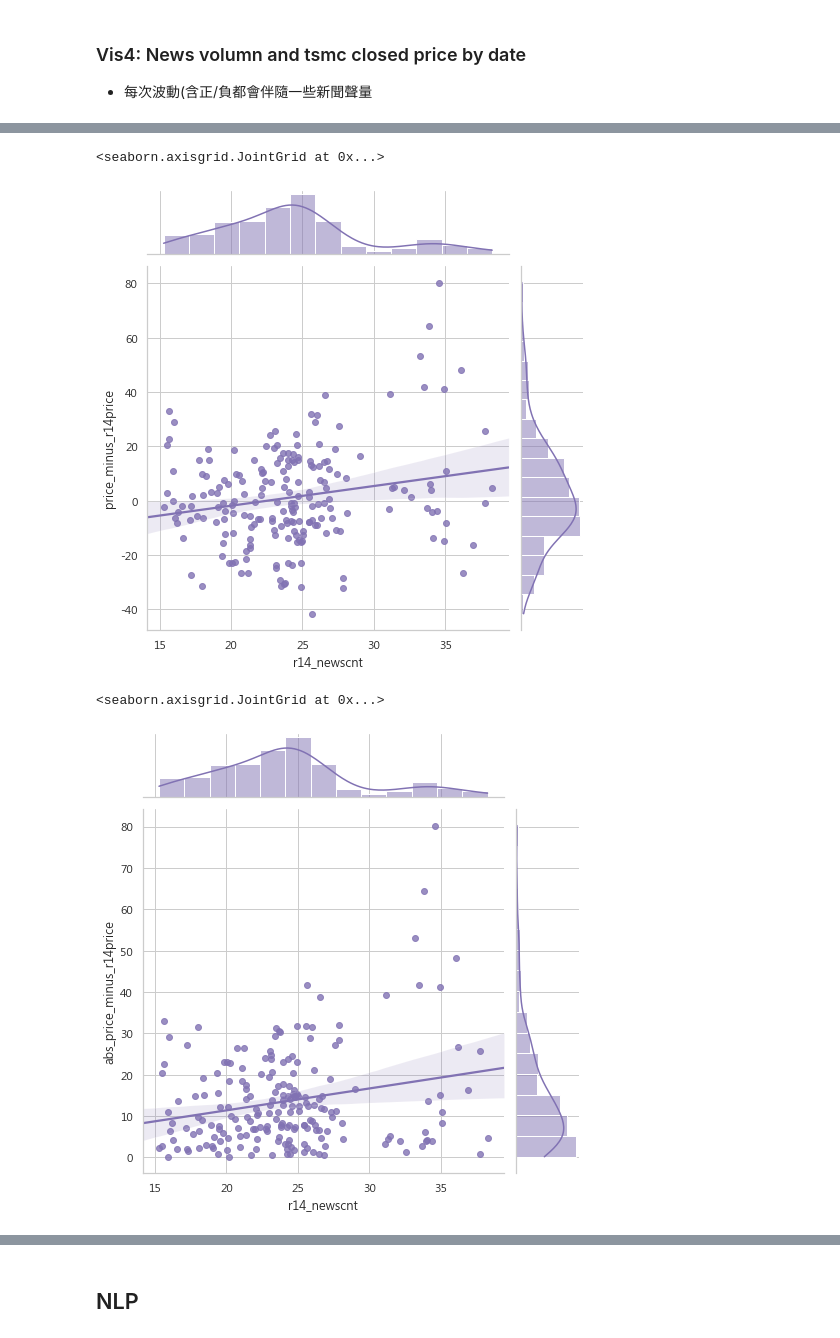
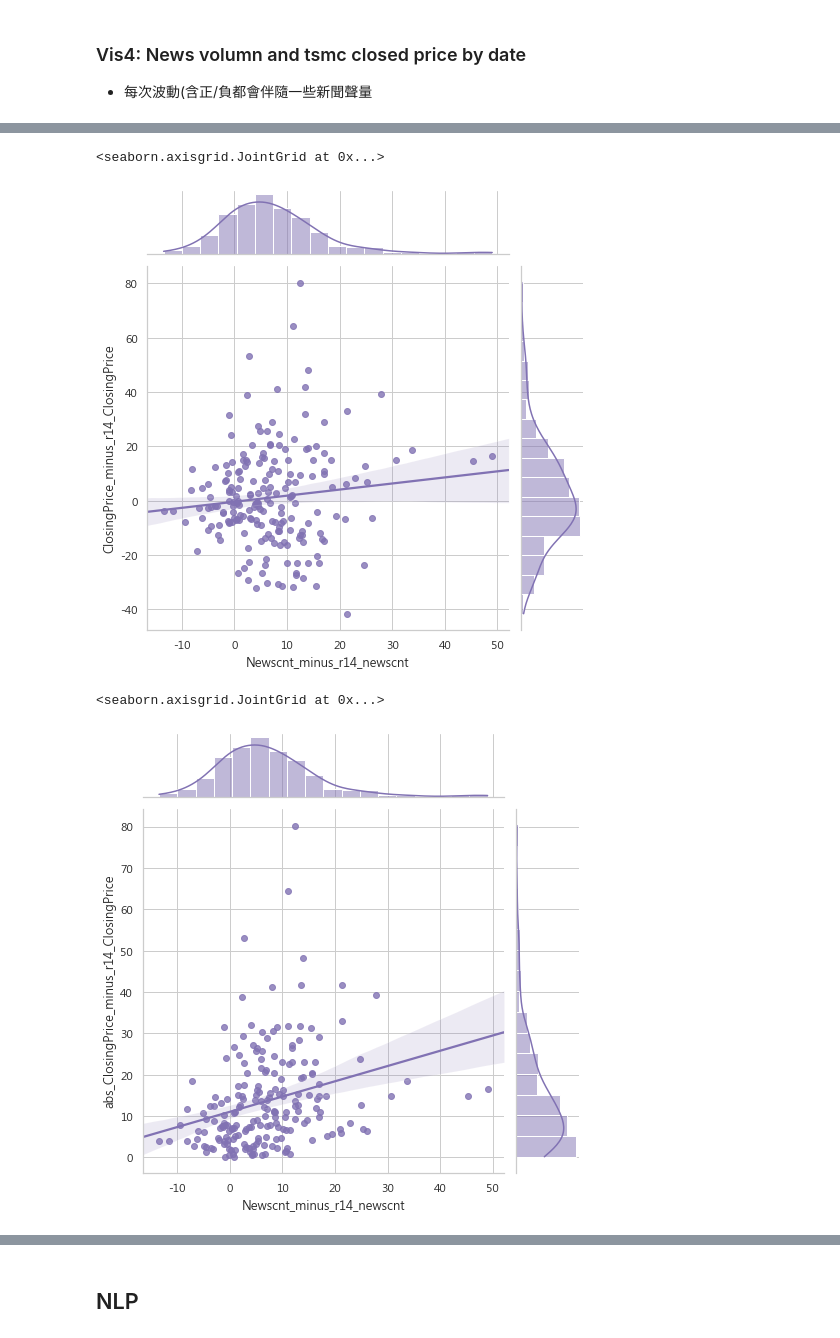
Before and after one commit to tlyu0419/DYU_TextMining, a Jupyter notebook: TM_Workshop.ipynb, the cells around one changed output, grey strips where cells are left out. Cells and saved outputs as stored; diff of their text form; code cells hidden in the pictures.

Commit message:
update data

```diff
--- a/TM_Workshop.ipynb
+++ b/TM_Workshop.ipynb
@@ -292,4 +295,4 @@ sns.lineplot(x='Date', y='Cnt', data=plotdf1, hue='Type')
 # %%
-plotdf1['r3_cnt'] = plotdf1['Cnt'].rolling(window=3).sum()
-plotdf1.loc[:,['Date', 'Cnt', 'r3_cnt']].head(10)
+plotdf1['r3_Newscnt'] = plotdf1['Newscnt'].rolling(window=3).sum()
+plotdf1.loc[:,['Date', 'Newscnt', 'r3_Newscnt']].head(10)
 # %% [output]
@@ -314,10 +317,10 @@ tsmc['Date'] = tsmc['Date'].apply(lambda x: datetime.datetime.strptime(x, '%Y/%m
 tsmc['Closing Price'] = tsmc['Closing Price'].apply(lambda x: float(x))
 tsmc['r14_ClosingPrice'] = tsmc['Closing Price'].rolling(window=14).mean()
 
-tsmc = tsmc.loc[tsmc['Date'].apply(lambda x: x >= '2021-01-01')]
+tsmc = tsmc.loc[tsmc['Date'] >= '2021-01-01']
 tsmc['Date'] = tsmc['Date'].apply(lambda x: datetime.datetime.strptime(x, '%Y-%m-%d'))
 
-plotdf2 = tsmc.melt(id_vars='Date',value_vars=['Closing Price', 'r14_ClosingPrice'], var_name='Type', value_name='Price')
 plt.figure(figsize=(16,6))
-sns.lineplot(x='Date', y='Price', data=plotdf2, hue='Type')
+sns.lineplot(x='Date', y='Closing Price', data=tsmc, color="r")
+sns.lineplot(x='Date', y='r14_ClosingPrice', data=tsmc, color="b")
 # %% [output]
@@ -359,10 +339,0 @@ sns.lineplot(x='Date',
-# %%
-tsmc['price_minus_r14price'] = tsmc['Closing Price'] - tsmc['r14_ClosingPrice']
-tsmc['Date'] = tsmc['Date'].apply(lambda x: x.strftime('%Y-%m-%d'))
-news['Date'] = news['Date'].apply(lambda x: x.strftime('%Y-%m-%d'))
-
-wcdf = pd.merge(left=news.loc[:,['title','Date']],
-                right=tsmc.loc[:,['Date','Closing Price','r14_ClosingPrice', 'price_minus_r14price']],
-                how='inner',
-                on='Date')
-wcdf.head()
@@ -453,13 +342,10 @@ plotdf1
 # %%
-# plotdf1['cnt_minus_r14_newscnt'] = plotdf1['cnt'] = plotdf1['r14_newscnt']
-# plotdf1['Date'] = plotdf1['Date'].apply(lambda x: x.strftime('%Y-%m-%d'))
-plotdf3 = plotdf1.pivot(index='Date', columns='Type', values='Cnt').reset_index()
-plotdf3['Date'] = plotdf3['Date'].apply(lambda x: x.strftime('%Y-%m-%d'))
-plotdf3['Newscnt_minus_r14_newscnt'] = plotdf3['Newscnt'] - plotdf3['r14_newscnt']
+plotdf1['Newscnt_minus_r14_newscnt'] = plotdf1['Newscnt'] - plotdf1['r14_newscnt']
+tsmc['ClosingPrice_minus_r14_ClosingPrice'] = tsmc['Closing Price'] - tsmc['r14_ClosingPrice']
 
-plotdf3 = pd.merge(left=tsmc.loc[:, ['Date', 'Closing Price', 'r14_ClosingPrice', 'price_minus_r14price']],
-                    right=plotdf3.loc[:, ['Date', 'r14_newscnt','Newscnt_minus_r14_newscnt']],
-                    how='left',
-                    on='Date')
-plotdf3
+plotdf2 = pd.merge(left=tsmc.loc[:, ['Date', 'Closing Price', 'r14_ClosingPrice', 'ClosingPrice_minus_r14_ClosingPrice']],
+                   right=plotdf1.loc[:, ['Date', 'Newscnt','r14_newscnt', 'Newscnt_minus_r14_newscnt']],
+                   how='left',
+                   on='Date')
+plotdf2.head(10)
 # %% [output]
@@ -479,22 +363,22 @@ plotdf3
 # %%
-sns.jointplot(x="r14_newscnt",
-              y="price_minus_r14price",
-              data=plotdf3,
+sns.jointplot(x="Newscnt_minus_r14_newscnt",
+              y="ClosingPrice_minus_r14_ClosingPrice",
+              data=plotdf2,
               kind="reg",
               truncate=False,
               color="m", height=7)
 # %% [output]
 <seaborn.axisgrid.JointGrid at 0x...>
-[figure, old version]
+[figure, new version]
 # %%
-plotdf3['abs_price_minus_r14price'] = plotdf3['price_minus_r14price'].apply(lambda x: abs(x))
-sns.jointplot(x="r14_newscnt",
-              y="abs_price_minus_r14price",
-              data=plotdf3,
+plotdf2['abs_ClosingPrice_minus_r14_ClosingPrice'] = plotdf2['ClosingPrice_minus_r14_ClosingPrice'].apply(lambda x: abs(x))
+sns.jointplot(x="Newscnt_minus_r14_newscnt",
+              y="abs_ClosingPrice_minus_r14_ClosingPrice",
+              data=plotdf2,
               kind="reg",
               truncate=False,
               color="m", height=7)
 # %% [output]
 <seaborn.axisgrid.JointGrid at 0x...>
-[figure, old version]
+[figure, new version]
 # %%
```
Also changed, not shown: parts of 44 cells of this notebook.
